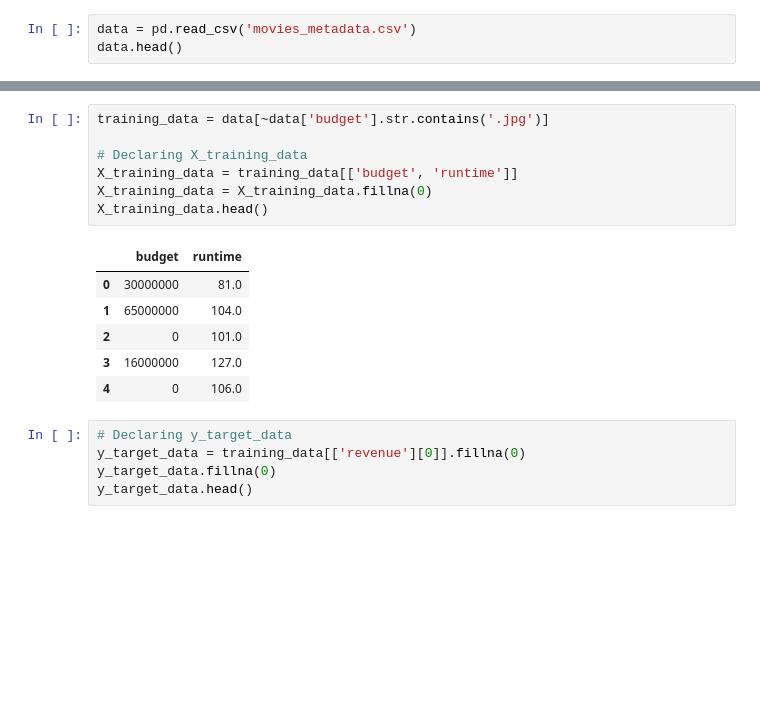
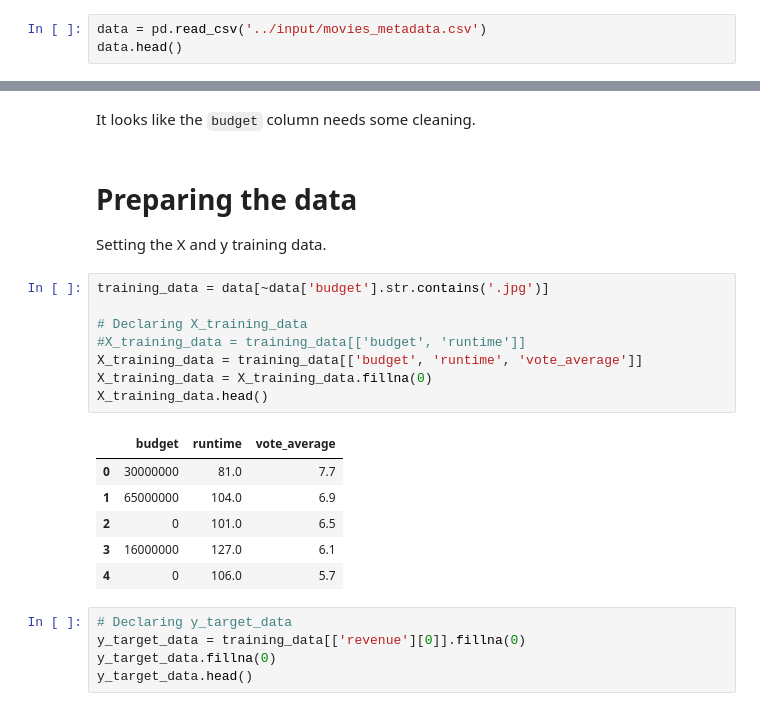
Before and after one commit to 64lines/MoviePredictor, a Jupyter notebook: Predicting_Movies.ipynb, the cells around one changed output, grey strips where cells are left out. Saved outputs shown, nothing was run; the diff lists cells and outputs as text; blank space fills up the shorter version.

```diff
--- a/Predicting_Movies.ipynb
+++ b/Predicting_Movies.ipynb
@@ -27,5 +13,5 @@ movies_metadata.csv 100%[===================>]  32.85M   122MB/s    in 0.3s
 # %%
-data = pd.read_csv('movies_metadata.csv')
+data = pd.read_csv('../input/movies_metadata.csv')
 data.head()
 # %% [output]
 |  | adult | belongs_to_collection | budget | genres | homepage | id | imdb_id | original_language | ... |
@@ -39,17 +35,23 @@ data.head()
+# %% [markdown]
+It looks like the `budget` column needs some cleaning.
+# %% [markdown]
+# Preparing the data
+Setting the X and y training data.
 # %%
 training_data = data[~data['budget'].str.contains('.jpg')]
 
 # Declaring X_training_data
-X_training_data = training_data[['budget', 'runtime']]
+#X_training_data = training_data[['budget', 'runtime']]
+X_training_data = training_data[['budget', 'runtime', 'vote_average']]
 X_training_data = X_training_data.fillna(0)
 X_training_data.head()
 # %% [output]
-|  | budget | runtime |
-| 0 | 30000000 | 81.0 |
-| 1 | 65000000 | 104.0 |
-| 2 | 0 | 101.0 |
-| 3 | 16000000 | 127.0 |
-| 4 | 0 | 106.0 |
+|  | budget | runtime | vote_average |
+| 0 | 30000000 | 81.0 | 7.7 |
+| 1 | 65000000 | 104.0 | 6.9 |
+| 2 | 0 | 101.0 | 6.5 |
+| 3 | 16000000 | 127.0 | 6.1 |
+| 4 | 0 | 106.0 | 5.7 |
 # %%
 # Declaring y_target_data
 y_target_data = training_data[['revenue'][0]].fillna(0)
```
Also changed, not shown: parts of 34 cells of this notebook.
